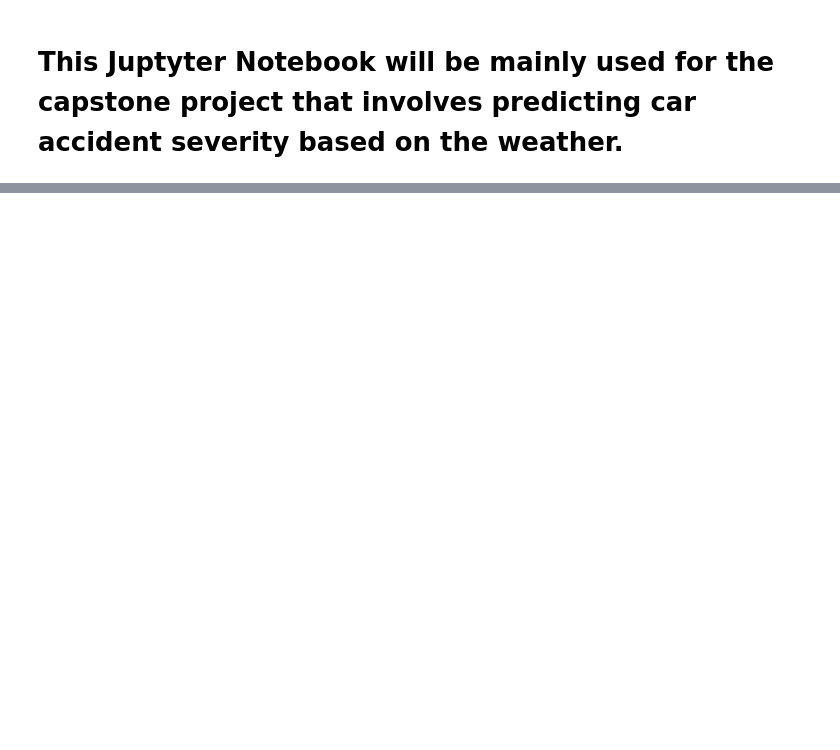
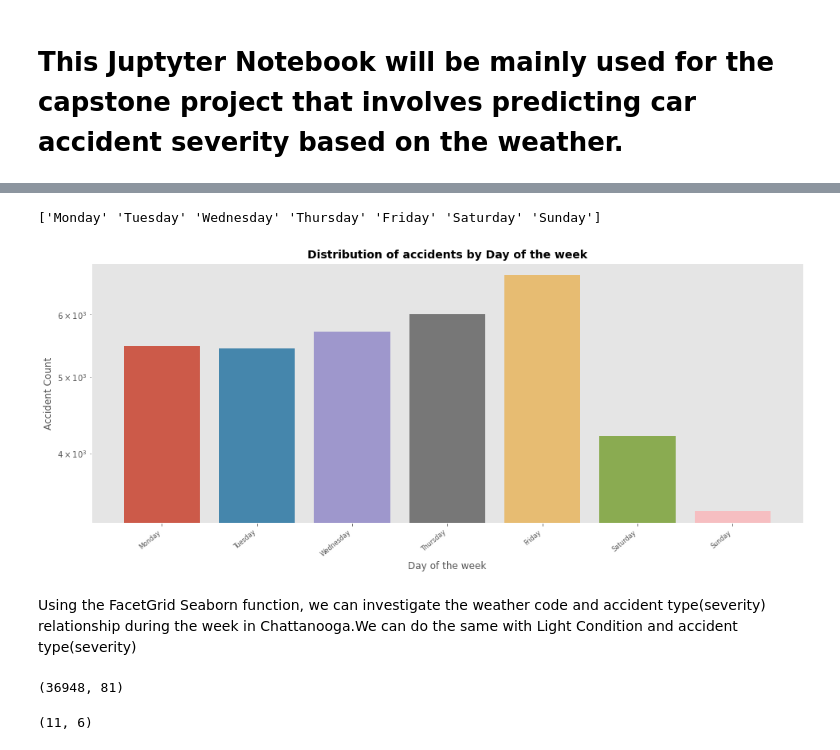
Before and after one commit to Cruziken/Coursera_Capstone, a Jupyter notebook: Applied_Data_Science.ipynb, the cells around one changed output, grey strips where cells are left out. Saved outputs shown, nothing was run; the diff lists cells and outputs as text; code cells hidden in the pictures; blank space fills up the shorter version.

```diff
--- a/Applied_Data_Science.ipynb
+++ b/Applied_Data_Science.ipynb
@@ -27,0 +520,30 @@ Name: ROADCOND, dtype: int64
+# %%
+days = car_df['Accident_day_of_week_name'].unique()
+print(days)
+plt.figure(figsize=(16,6))
+plt.semilogy()
+ax = sns.countplot(x='Accident_day_of_week_name', data=car_df, order=days)
+ax.set_xticklabels(ax.get_xticklabels(), rotation=40, ha="right", fontsize=8)
+plt.xlabel('Day of the week')
+plt.ylabel('Accident Count')
+plt.title('Distribution of accidents by Day of the week', fontsize=14, fontweight='bold')
+plt.semilogy()
+plt.show()
+# %% [output]
+['Monday' 'Tuesday' 'Wednesday' 'Thursday' 'Friday' 'Saturday' 'Sunday']
+[figure, added]
+# %% [markdown]
+Using the FacetGrid Seaborn function, we can investigate the weather code and accident type(severity) relationship during the week in Chattanooga.We can do the same with Light Condition and accident type(severity)
+# %%
+car_df_cat.groupby('Weather Code', axis = 0).sum()
+car_df_cat.shape
+# %% [output]
+(36948, 81)
+# %%
+weather_acc_counts = car_df_cat[['Weather Code','Accident Type-Fatal','Accident Type-Possible Injury','Accident Type-Property Damage','Accident Type-Property Damage Under','Accident Type-Suspected Minor Injury','Accident Type-Suspected Serious Injury']]
+#car_test
+weather_acc_counts = weather_acc_counts.groupby('Weather Code', axis = 0).sum()
+weather_acc_counts.shape
+#Divide the accident values by total accidents to get percentages of
+# %% [output]
+(11, 6)
```
Also changed, not shown: parts of 81 cells of this notebook.
